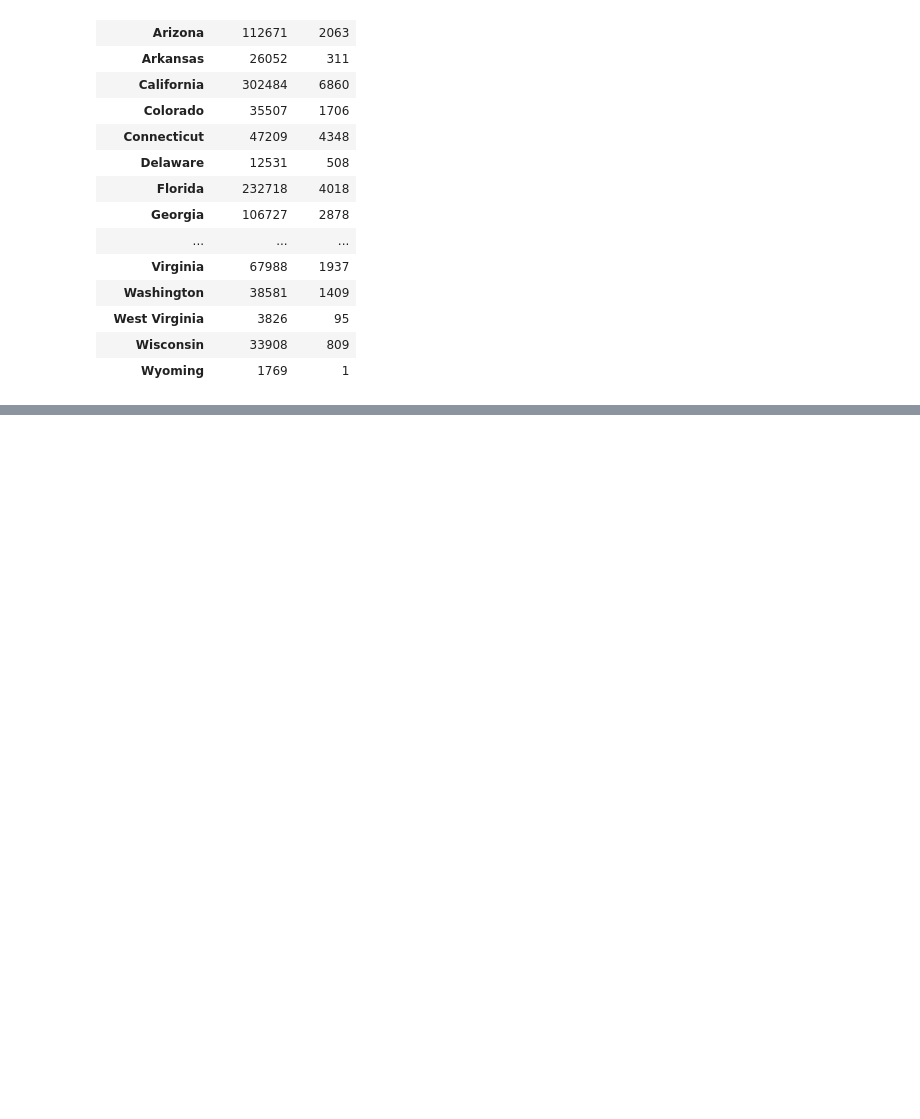
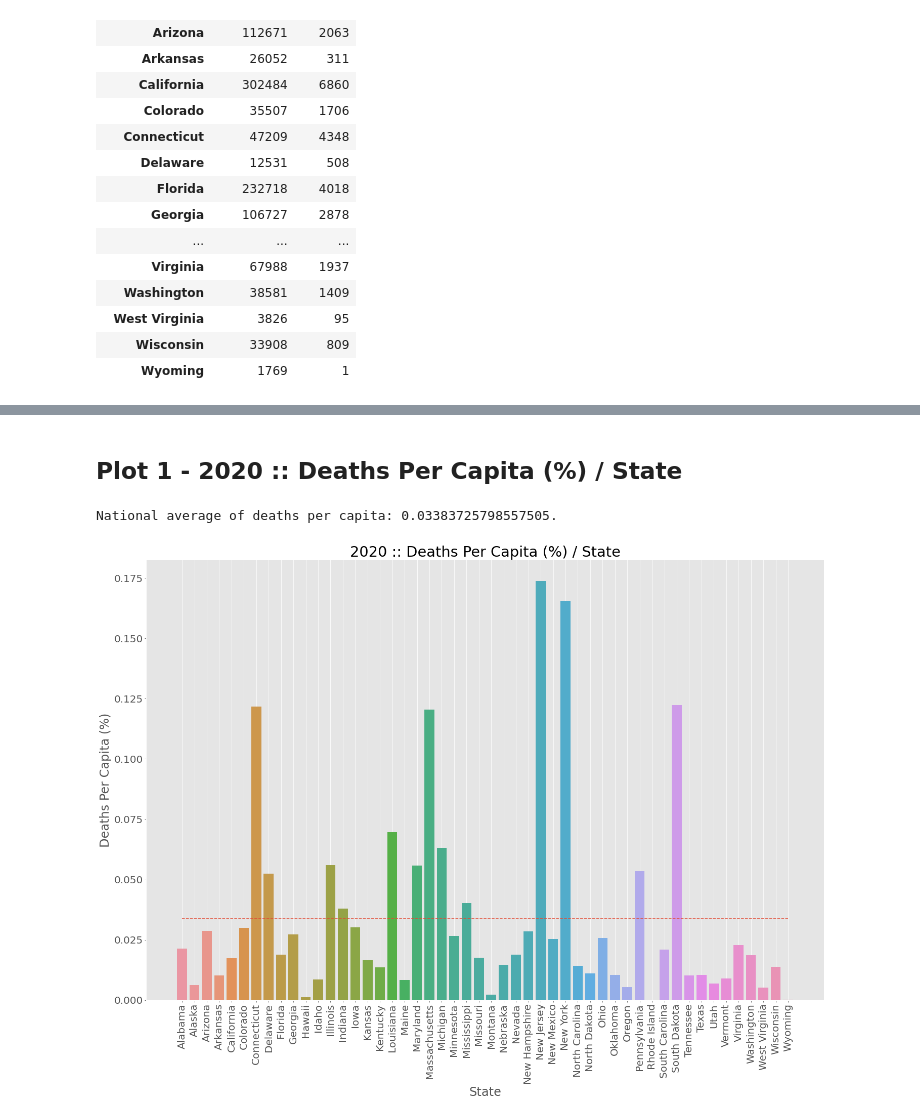
Before and after one commit to MechaBirdzilla/Project-1, a Jupyter notebook: dataframes.ipynb, the cells around one changed output, grey strips where cells are left out. Saved outputs shown, nothing was run; the diff lists cells and outputs as text; code cells hidden in the pictures; blank space fills up the shorter version.

Commit message:
Updates on the code, images and data bases moved to resource folder.

```diff
--- a/dataframes.ipynb
+++ b/dataframes.ipynb
@@ -18,0 +7,7 @@ state_data_df["Date"].max()
+# %%
+# Initialising graph options for plotting
+plt.style.use("ggplot")
+plt.rcParams.update({'font.size': 20})
+
+# Option to make the plotting to be interactive
+pd.options.plotting.backend = "plotly"
@@ -18,0 +20,6 @@ state_data_df["Date"].max()
+# %%
+# Creating the DataFrame from the CSV file - 2020 data per US state (confirmed cases and deaths)
+state_data_df = pd.read_csv("./Resources/usa_county_wise.csv")
+state_data_df
+
+print (f"The latest report containing in this CSV file is {state_data_df['Date'].max()}.")
@@ -247,0 +138,20 @@ len(vaccination_clean_df)
+# %% [markdown]
+## Plot 1 - 2020 :: Deaths Per Capita (%) / State
+# %%
+plt.figure(figsize=(24,16))
+
+mean_deaths_per_capita = merged_df["Deaths Per Capita (%)"].mean()
+print (f"National average of deaths per capita: {mean_deaths_per_capita}.")
+
+# Creating the plot using Matplotlib's pyplot methods
+sns.barplot(x=merged_df["Province_State"], y=merged_df["Deaths Per Capita (%)"])
+plt.title("2020 :: Deaths Per Capita (%) / State")
+plt.xlabel("State")
+plt.ylabel("Deaths Per Capita (%)")
+plt.xticks(rotation="vertical")
+plt.grid()
+plt.plot(merged_df["Province_State"], pd.Series(mean_deaths_per_capita, index=range(len(merged_df))),linestyle="--")
+plt.savefig(fname="./images/2020 - Deaths Per Capita.png")
+# %% [output]
+National average of deaths per capita: 0.03383725798557505.
+[figure, added]
```
Also changed, not shown: parts of 44 cells of this notebook, 12 other files.
